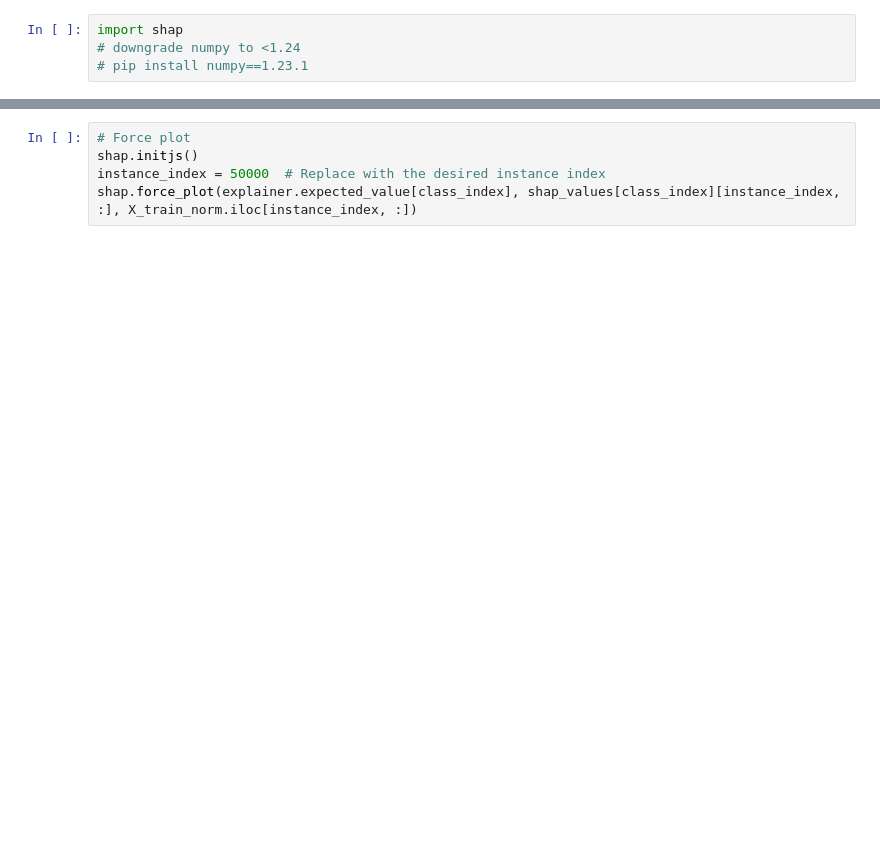
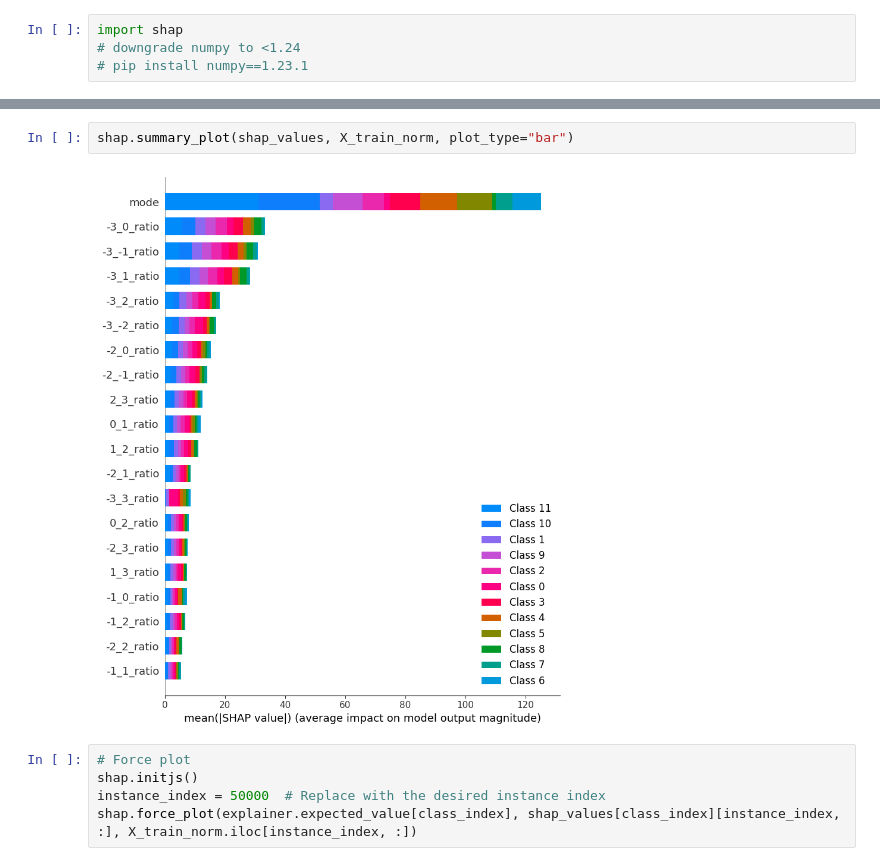
Before and after one commit to young-sudo/BIS-Lab3-MS, a Jupyter notebook: projekt.ipynb, the cells around one changed output, grey strips where cells are left out. Drawn from its saved outputs; the diff is of its cells as text; blank space fills up the shorter version.

```diff
--- a/projekt.ipynb
+++ b/projekt.ipynb
@@ -214,3 +202,7 @@ No data for colormapping provided via 'c'. Parameters 'vmin', 'vmax' will be ign
+# %%
+shap.summary_plot(shap_values, X_train_norm, plot_type="bar")
+# %% [output]
+[figure, added]
 # %%
 # Force plot
 shap.initjs()
```
Also changed, not shown: parts of 21 cells of this notebook.
